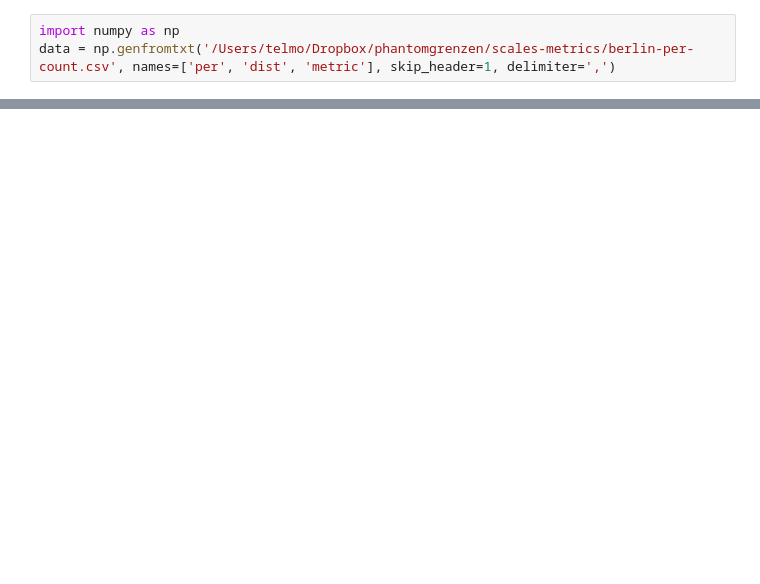
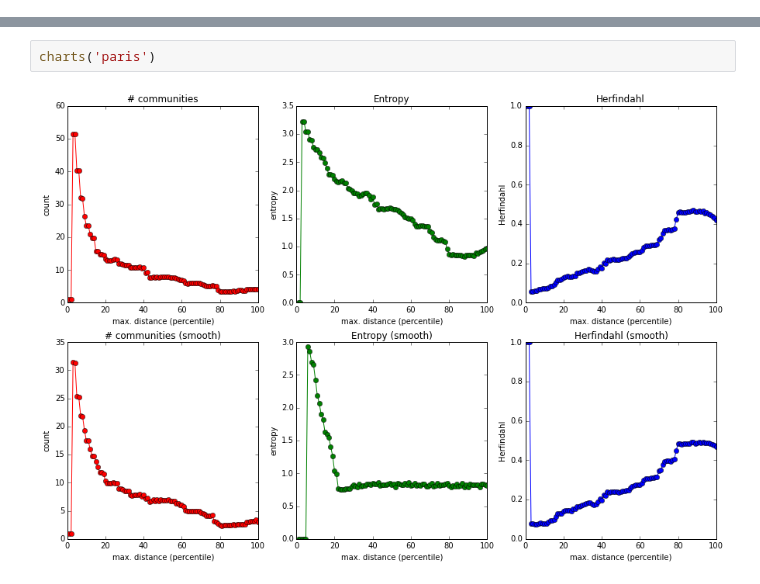
Before and after one commit to telmomenezes/ghostborders, a Jupyter notebook: ipython/scales_metrics.ipynb, the cells around one changed output, grey strips where cells are left out. Drawn from its saved outputs; the diff is of its cells as text; blank space fills up the shorter version.

```diff
--- a/ipython/scales_metrics.ipynb
+++ b/ipython/scales_metrics.ipynb
@@ -1,3 +0,0 @@
-# %%
-import numpy as np
-data = np.genfromtxt('/Users/telmo/Dropbox/phantomgrenzen/scales-metrics/berlin-per-count.csv', names=['per', 'dist', 'metric'], skip_header=1, delimiter=',')
@@ -15,0 +64,4 @@ plt.show()
+# %%
+charts('paris')
+# %% [output]
+[figure, added]
```
Also changed, not shown: parts of 5 cells of this notebook, 3 other files.
